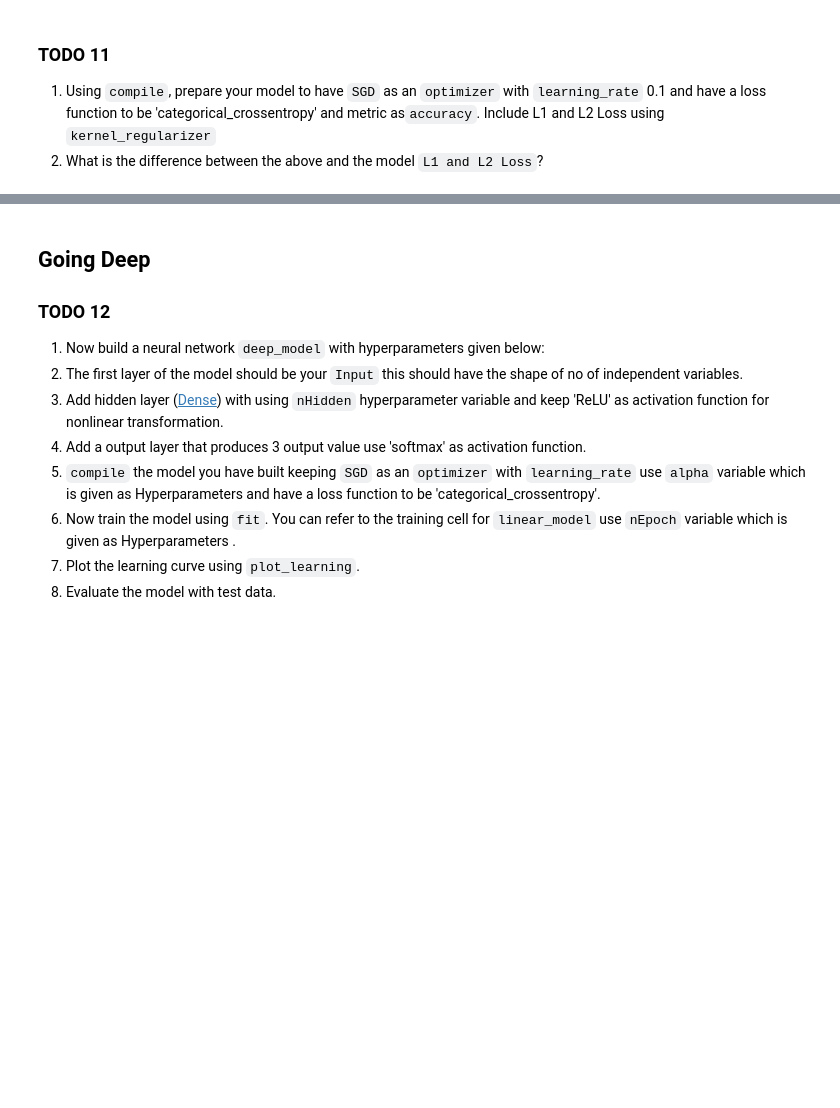
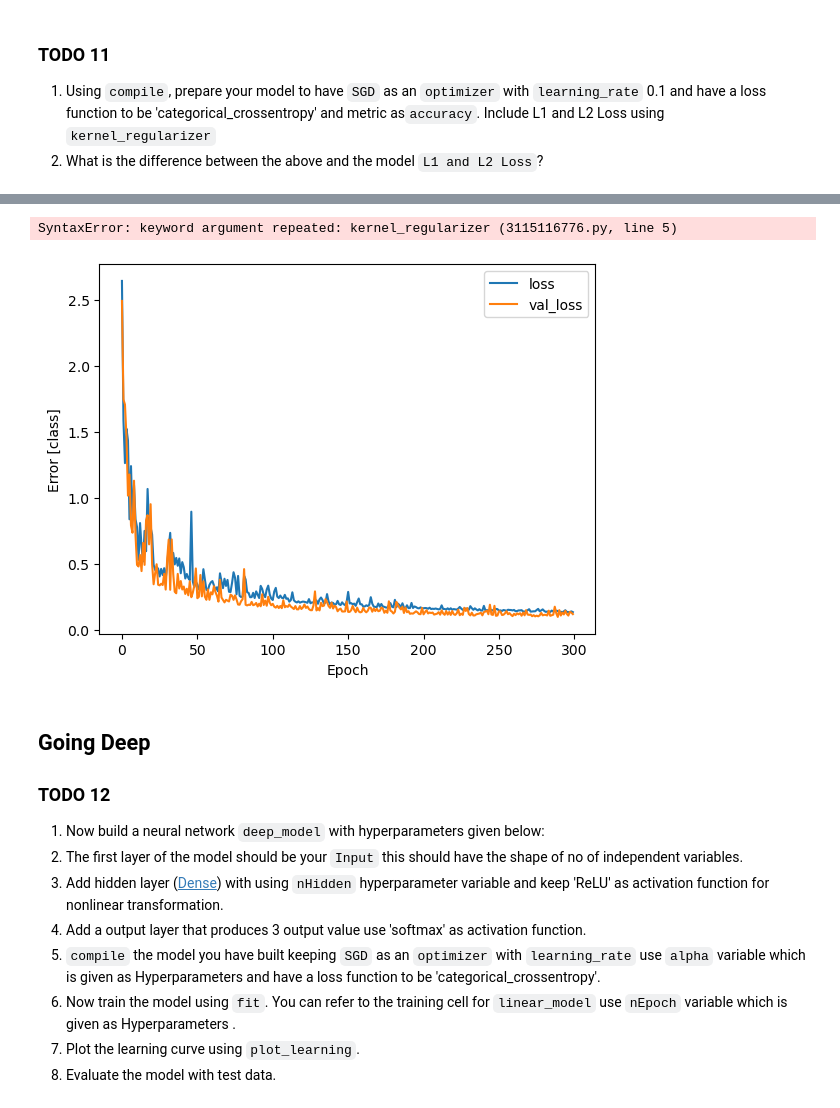
Before and after one commit to Abeoseh/deep_learning, a Jupyter notebook: labs/lab2/Lab2_LNN_SV.ipynb, the cells around one changed output, grey strips where cells are left out. Saved outputs shown, nothing was run; the diff lists cells and outputs as text; code cells hidden in the pictures; blank space fills up the shorter version.

```diff
--- a/labs/lab2/Lab2_LNN_SV.ipynb
+++ b/labs/lab2/Lab2_LNN_SV.ipynb
@@ -1072,3 +1102,29 @@ Wall time: 31.1 s
+# %%
+
+sequential_2 = keras.Sequential(
+    [keras.Input(shape=(x_train.shape[1],), name="input"),
+    keras.layers.Dense(3, tf.nn.softmax,
+                        kernel_regularizer=keras.regularizers.L2(),
+                        kernel_regularizer=keras.regularizers.L1()
+, name="dense"),
+], name = "sequential_2")
+# %% [output]
+SyntaxError: keyword argument repeated: kernel_regularizer (3115116776.py, line 5)
+# %%
+
+optimizer = keras.optimizers.SGD(learning_rate=0.1)
+sequential_2.compile(optimizer = optimizer, loss = "categorical_crossentropy", metrics=["accuracy"])
+# %%
+%%time
+
+
+history = sequential_2.fit(x = x_train, y = y_train, epochs = 300,
+                verbose = 0, validation_split = 0.2)
+# %%
+
+plot_learning(history, "class")
+# %% [output]
+[figure, added]
 # %% [markdown]
 ## Going Deep
 
```
Also changed, not shown: parts of 11 cells of this notebook.
